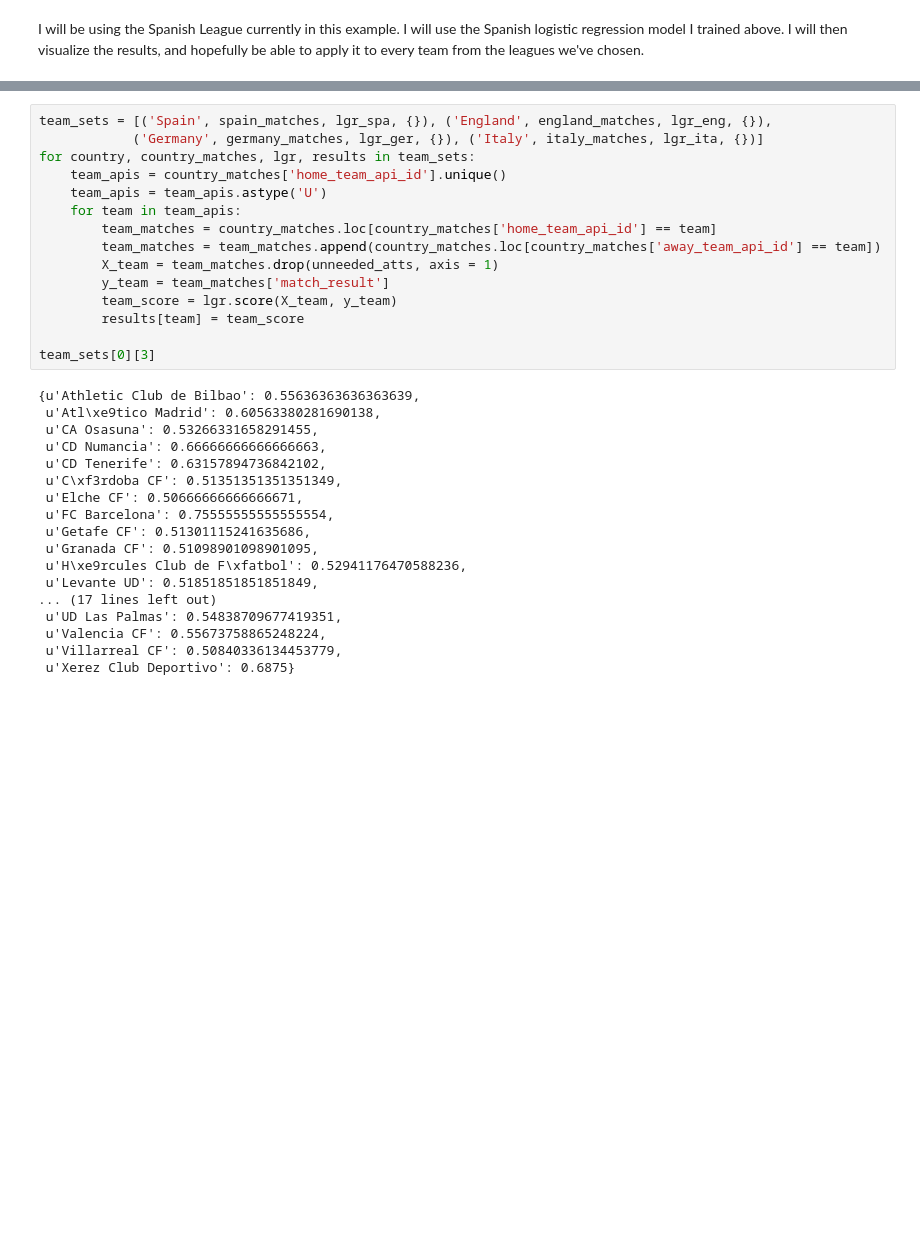
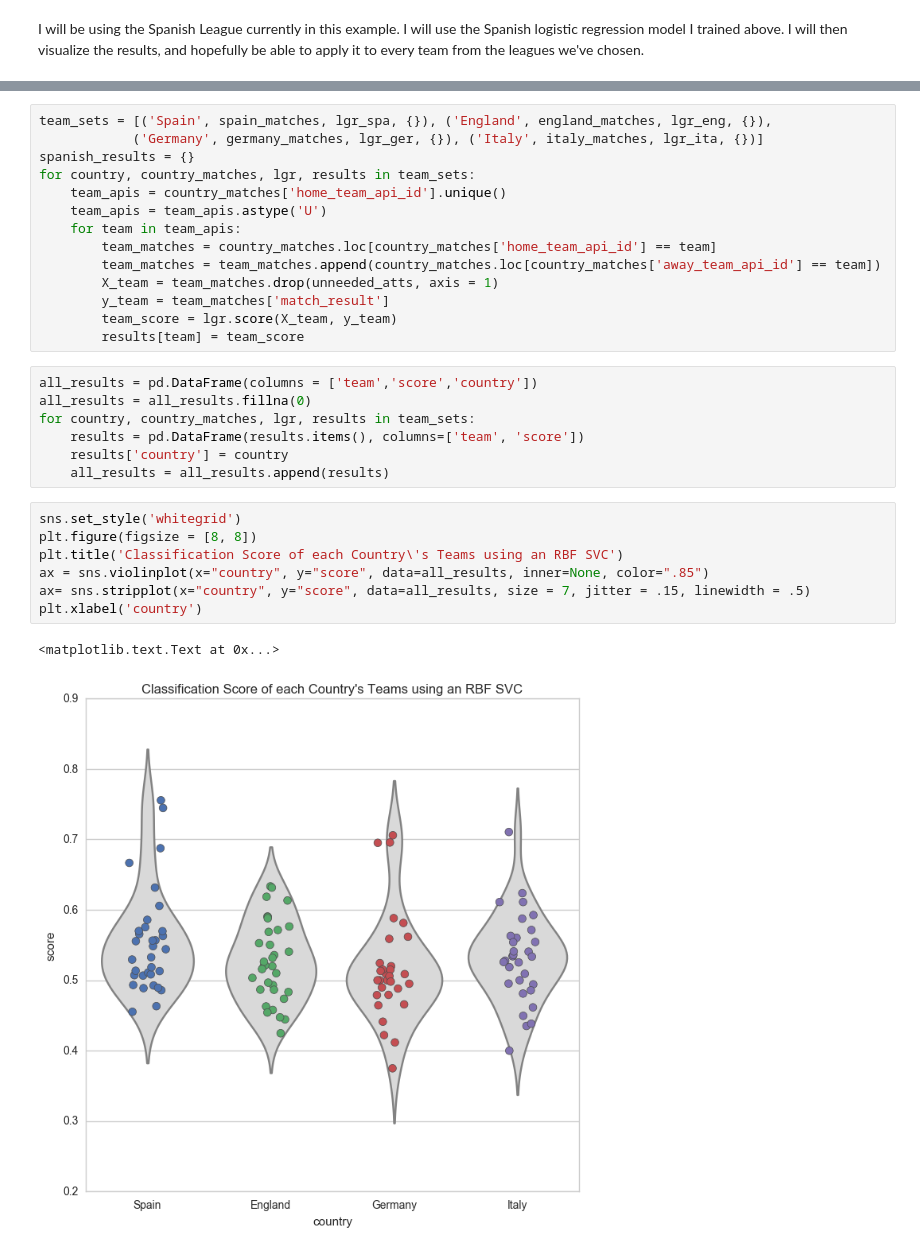
Before and after one commit to darren-geng/European-Soccer-Odds, a Jupyter notebook: European Soccer Odds.ipynb, the cells around one changed output, grey strips where cells are left out. Cells and saved outputs as stored; diff of their text form; blank space fills up the shorter version.

```diff
--- a/European Soccer Odds.ipynb
+++ b/European Soccer Odds.ipynb
@@ -312,6 +313,7 @@ plt.xlabel('team name')
 # %%
 team_sets = [('Spain', spain_matches, lgr_spa, {}), ('England', england_matches, lgr_eng, {}),
             ('Germany', germany_matches, lgr_ger, {}), ('Italy', italy_matches, lgr_ita, {})]
+spanish_results = {}
 for country, country_matches, lgr, results in team_sets:
     team_apis = country_matches['home_team_api_id'].unique()
     team_apis = team_apis.astype('U')
@@ -322,23 +324,20 @@ for country, country_matches, lgr, results in team_sets:
         y_team = team_matches['match_result']
         team_score = lgr.score(X_team, y_team)
         results[team] = team_score
-
-team_sets[0][3]
-# %% [output]
-{u'Athletic Club de Bilbao': 0.55636363636363639,
- u'Atl\xe9tico Madrid': 0.60563380281690138,
- u'CA Osasuna': 0.53266331658291455,
- u'CD Numancia': 0.66666666666666663,
- u'CD Tenerife': 0.63157894736842102,
- u'C\xf3rdoba CF': 0.51351351351351349,
- u'Elche CF': 0.50666666666666671,
- u'FC Barcelona': 0.75555555555555554,
- u'Getafe CF': 0.51301115241635686,
- u'Granada CF': 0.51098901098901095,
- u'H\xe9rcules Club de F\xfatbol': 0.52941176470588236,
- u'Levante UD': 0.51851851851851849,
-... (17 lines left out)
- u'UD Las Palmas': 0.54838709677419351,
- u'Valencia CF': 0.55673758865248224,
- u'Villarreal CF': 0.50840336134453779,
- u'Xerez Club Deportivo': 0.6875}
+# %%
+all_results = pd.DataFrame(columns = ['team','score','country'])
+all_results = all_results.fillna(0)
+for country, country_matches, lgr, results in team_sets:
+    results = pd.DataFrame(results.items(), columns=['team', 'score'])
+    results['country'] = country
+    all_results = all_results.append(results)
+# %%
+sns.set_style('whitegrid')
+plt.figure(figsize = [8, 8])
+plt.title('Classification Score of each Country\'s Teams using an RBF SVC')
+ax = sns.violinplot(x="country", y="score", data=all_results, inner=None, color=".85")
+ax= sns.stripplot(x="country", y="score", data=all_results, size = 7, jitter = .15, linewidth = .5)
+plt.xlabel('country')
+# %% [output]
+<matplotlib.text.Text at 0x...>
+[figure, added]
```
Also changed, not shown: parts of 1 cell of this notebook.
